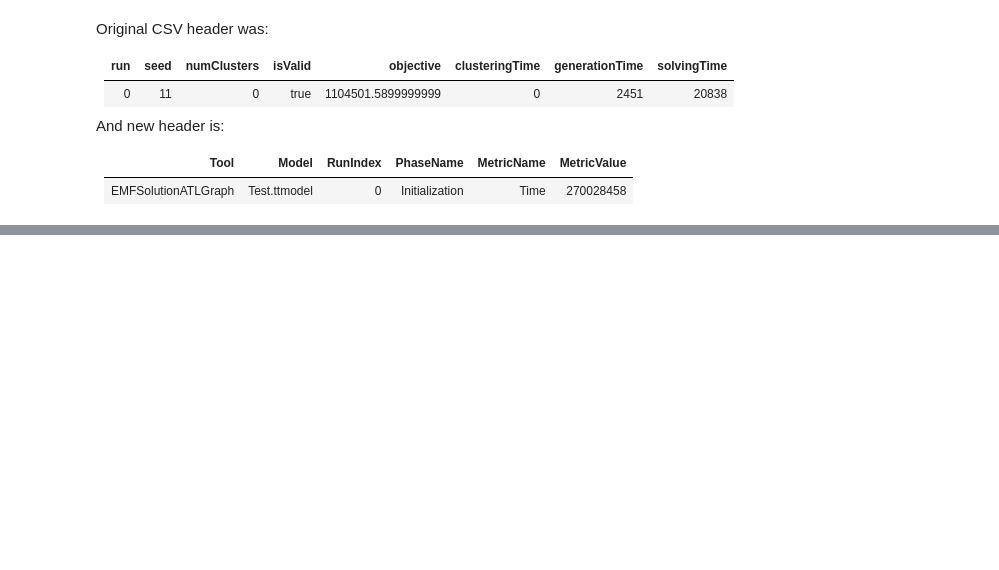
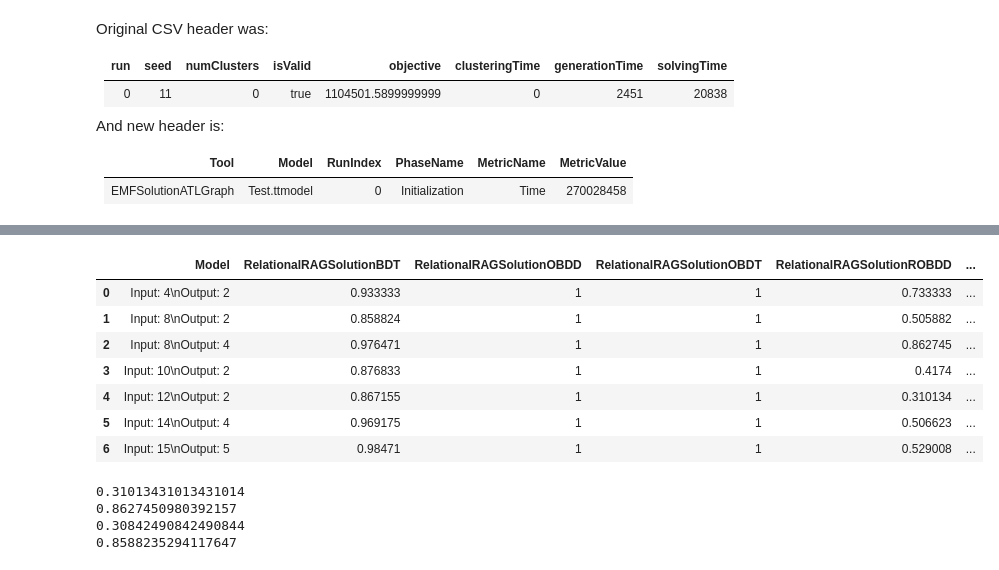
Before and after one commit to TransformationToolContest/ttc2019-tt2bdd, a Jupyter notebook: scripts/imported.ipynb, the cells around one changed output, grey strips where cells are left out. Saved outputs shown, nothing was run; the diff lists cells and outputs as text; code cells hidden in the pictures; blank space fills up the shorter version.

```diff
--- a/scripts/imported.ipynb
+++ b/scripts/imported.ipynb
@@ -86,6 +89,3 @@ And new header is:
 Tool|Model|RunIndex|PhaseName|MetricName|MetricValue
 -|-|-|-|-|-
 EMFSolutionATLGraph|Test.ttmodel|0|Initialization|Time|270028458
-# %%
-data, _ = read_measurements()
-pd.DataFrame(data)
@@ -155,13 +95,13 @@ good_shapes = ['o', 's', 'v', '^', 'x']
 good_dashes = ['-', '--', ':', '-.']
 
 info = {
-    'EMFSolutionATL':               (good_colors[0], good_shapes[0], good_dashes[0], 'ATL'),
+#    'EMFSolutionATL':               (good_colors[0], good_shapes[0], good_dashes[0], 'ATL'),
     'EMFSolutionATLGraph':          (good_colors[1], good_shapes[1], good_dashes[0], 'ATL (Graph)'),
     'RelationalRAGSolutionBDT':     (good_colors[2], good_shapes[2], good_dashes[0], 'RelRAG BDT'),
     'RelationalRAGSolutionOBDT':    (good_colors[3], good_shapes[3], good_dashes[0], 'RelRAG OBDT'),
-    'RelationalRAGSolutionOBDT-H':  (good_colors[3], good_shapes[4], good_dashes[0], 'RelRAG OBDT-H'),
+#    'RelationalRAGSolutionOBDT-H':  (good_colors[3], good_shapes[4], good_dashes[0], 'RelRAG OBDT-H'),
     'RelationalRAGSolutionOBDD':    (good_colors[4], good_shapes[3], good_dashes[0], 'RelRAG OBDD'),
-    'RelationalRAGSolutionOBDD-H':  (good_colors[4], good_shapes[4], good_dashes[0], 'RelRAG OBDD-H'),
+#    'RelationalRAGSolutionOBDD-H':  (good_colors[4], good_shapes[4], good_dashes[0], 'RelRAG OBDD-H'),
     'RelationalRAGSolutionROBDD':   (good_colors[5], good_shapes[3], good_dashes[0], 'RelRAG ROBDD'),
     'RelationalRAGSolutionROBDD-H': (good_colors[5], good_shapes[4], good_dashes[0], 'RelRAG ROBDD-H')
 }
@@ -227,0 +148,20 @@ draw_part(memory_data, name='memory', axis_title='Memory (MB)', legend_position=
+# %%
+nodes_data
+# %% [output]
+|  | Model | RelationalRAGSolutionBDT | RelationalRAGSolutionOBDD | RelationalRAGSolutionOBDT | RelationalRAGSolutionROBDD | ... |
+| 0 | Input: 4\nOutput: 2 | 0.933333 | 1 | 1 | 0.733333 | ... |
+| 1 | Input: 8\nOutput: 2 | 0.858824 | 1 | 1 | 0.505882 | ... |
+| 2 | Input: 8\nOutput: 4 | 0.976471 | 1 | 1 | 0.862745 | ... |
+| 3 | Input: 10\nOutput: 2 | 0.876833 | 1 | 1 | 0.4174 | ... |
+| 4 | Input: 12\nOutput: 2 | 0.867155 | 1 | 1 | 0.310134 | ... |
+| 5 | Input: 14\nOutput: 4 | 0.969175 | 1 | 1 | 0.506623 | ... |
+| 6 | Input: 15\nOutput: 5 | 0.98471 | 1 | 1 | 0.529008 | ... |
+# %%
+for tool in ('RelationalRAGSolutionROBDD', 'RelationalRAGSolutionROBDD-H'):
+    for f in (min, max):
+        print(f([x for x in nodes_data[tool].values.tolist()]))
+# %% [output]
+0.31013431013431014
+0.8627450980392157
+0.30842490842490844
+0.8588235294117647
```
Also changed, not shown: parts of 15 cells of this notebook, 1 other file.
